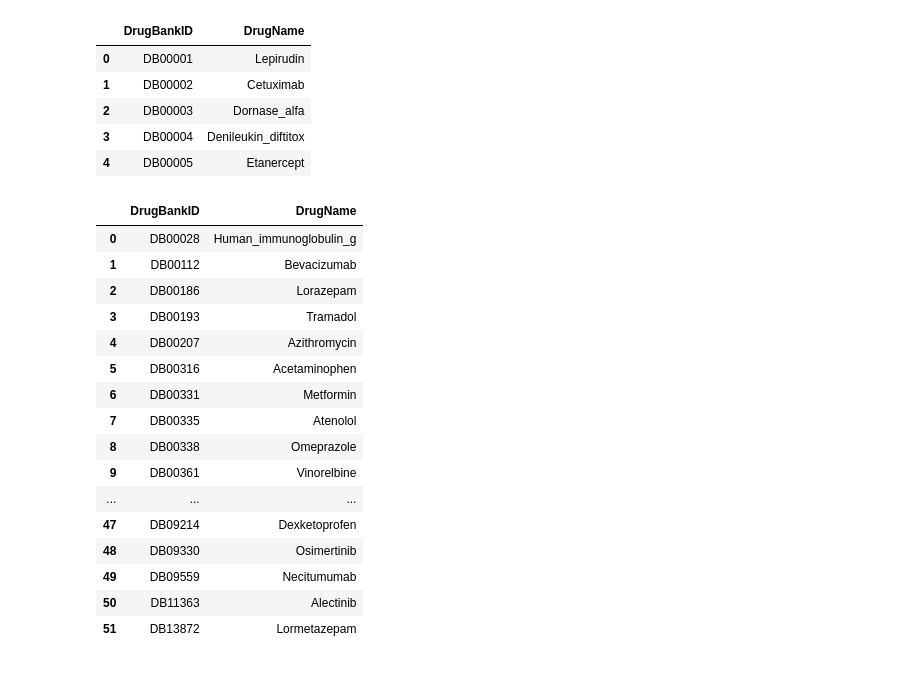
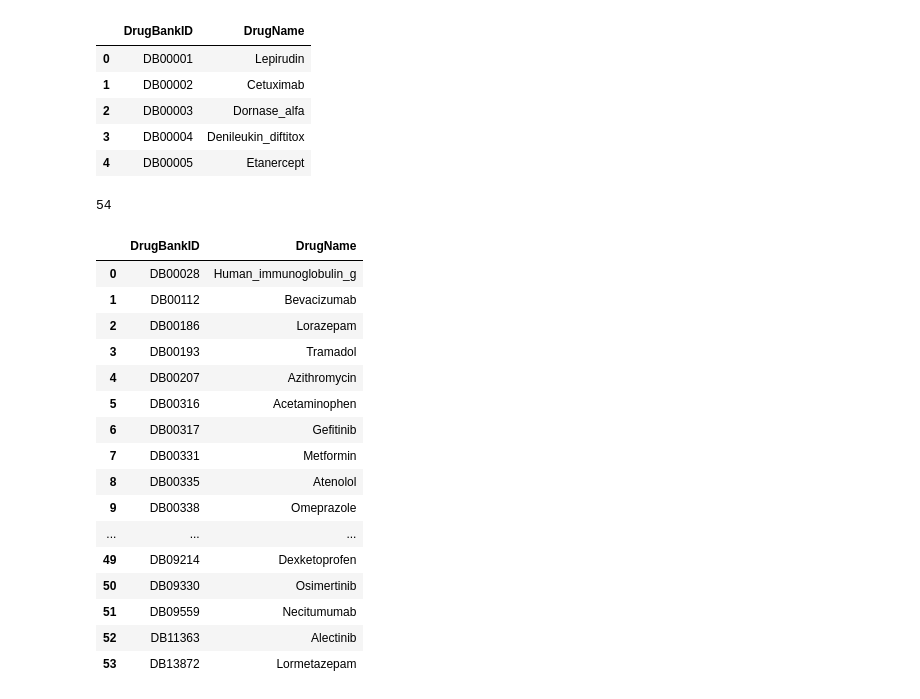
Before and after one commit to arivasm/Neuro-Symbolic_Treatment-Response, a Jupyter notebook: extract_treatment.ipynb, the cells around one changed output. Drawn from its saved outputs; the diff is of its cells as text; code cells hidden in the pictures.

```diff
--- a/extract_treatment.ipynb
+++ b/extract_treatment.ipynb
@@ -15,3 +19,11 @@ drug_no_onco = pd.read_csv(d_no_onco, delimiter=",")
+# %%
+input_path = '../../data/BigMedialytis/BM_v04/lc_notes/'
+
+t_line_drug= input_path + 'patient_oncologicalTreatmentLine_drugs.csv'
+d_no_onco = input_path + 'patient_nonOncologycalTreatments.csv'
+
+treatment_line_drug = pd.read_csv(t_line_drug, delimiter=",")
+drug_no_onco = pd.read_csv(d_no_onco, delimiter=",")
 # %% [markdown]
 # Preprocessing non-oncological drugs
 # %%
@@ -178,7 +239,8 @@ set_drugs
  'Trimethoprim',
  'Vinorelbine'}
 # %%
-drugBank_id_name = pd.read_csv('../store_data/drug/drugBank_id_name.csv', delimiter=",")
+#drugBank_id_name = pd.read_csv('../store_data/drug/drugBank_id_name.csv', delimiter=",")
+drugBank_id_name = pd.read_csv('../../data/Clarify/v6.2/drug/drugBank_id_name.csv', delimiter=",")
 display(drugBank_id_name.shape, drugBank_id_name.head())
 # %% [output]
 (14315, 2)
@@ -188,25 +250,30 @@ display(drugBank_id_name.shape, drugBank_id_name.head())
 | 2 | DB00003 | Dornase_alfa |
 | 3 | DB00004 | Denileukin_diftitox |
 | 4 | DB00005 | Etanercept |
+# %%
+len(set_drugs)
+# %% [output]
+54
 # %%
 drug_treatment = pd.DataFrame(set_drugs, columns=['DrugName'])
 drug_id = pd.merge(drugBank_id_name,drug_treatment,on='DrugName')
+drug_id.to_csv('treatments/KG_drugBank_id.csv', index=False)
 drug_id
 # %% [output]
 |  | DrugBankID | DrugName |
 | 0 | DB00028 | Human_immunoglobulin_g |
 | 1 | DB00112 | Bevacizumab |
 | 2 | DB00186 | Lorazepam |
 | 3 | DB00193 | Tramadol |
 | 4 | DB00207 | Azithromycin |
 | 5 | DB00316 | Acetaminophen |
-| 6 | DB00331 | Metformin |
-| 7 | DB00335 | Atenolol |
-| 8 | DB00338 | Omeprazole |
-| 9 | DB00361 | Vinorelbine |
+| 6 | DB00317 | Gefitinib |
+| 7 | DB00331 | Metformin |
+| 8 | DB00335 | Atenolol |
+| 9 | DB00338 | Omeprazole |
 | ... | ... | ... |
-| 47 | DB09214 | Dexketoprofen |
-| 48 | DB09330 | Osimertinib |
-| 49 | DB09559 | Necitumumab |
-| 50 | DB11363 | Alectinib |
-| 51 | DB13872 | Lormetazepam |
+| 49 | DB09214 | Dexketoprofen |
+| 50 | DB09330 | Osimertinib |
+| 51 | DB09559 | Necitumumab |
+| 52 | DB11363 | Alectinib |
+| 53 | DB13872 | Lormetazepam |
```
Also changed, not shown: parts of 13 cells of this notebook, 14 other files.
